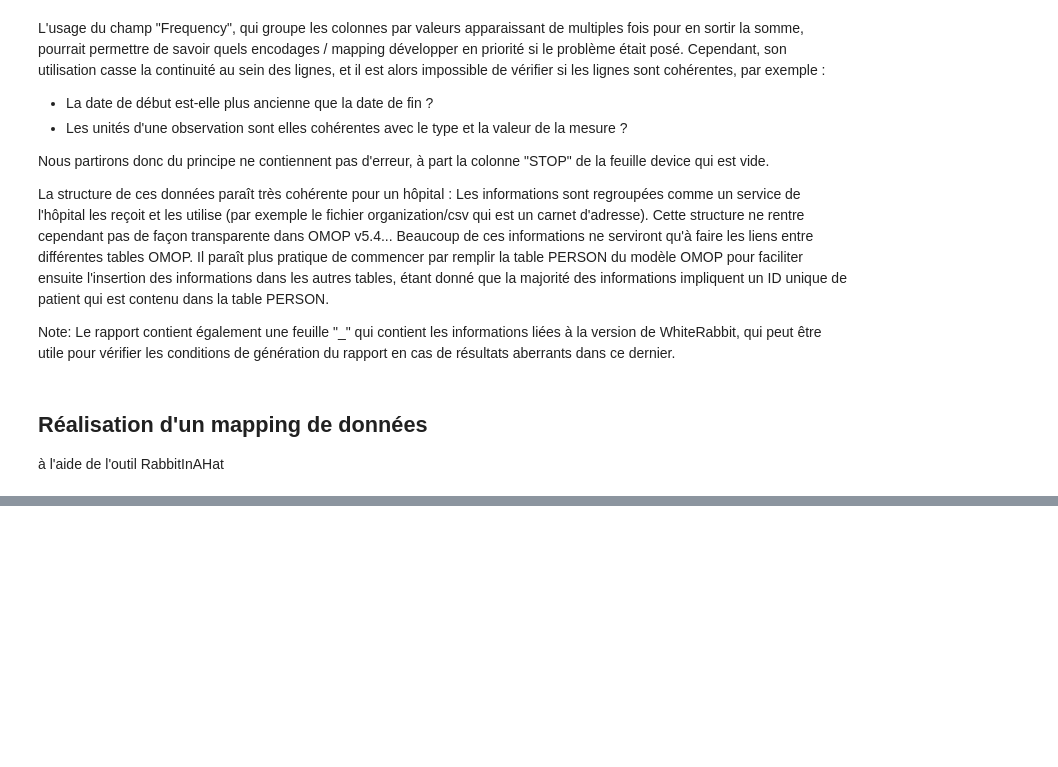
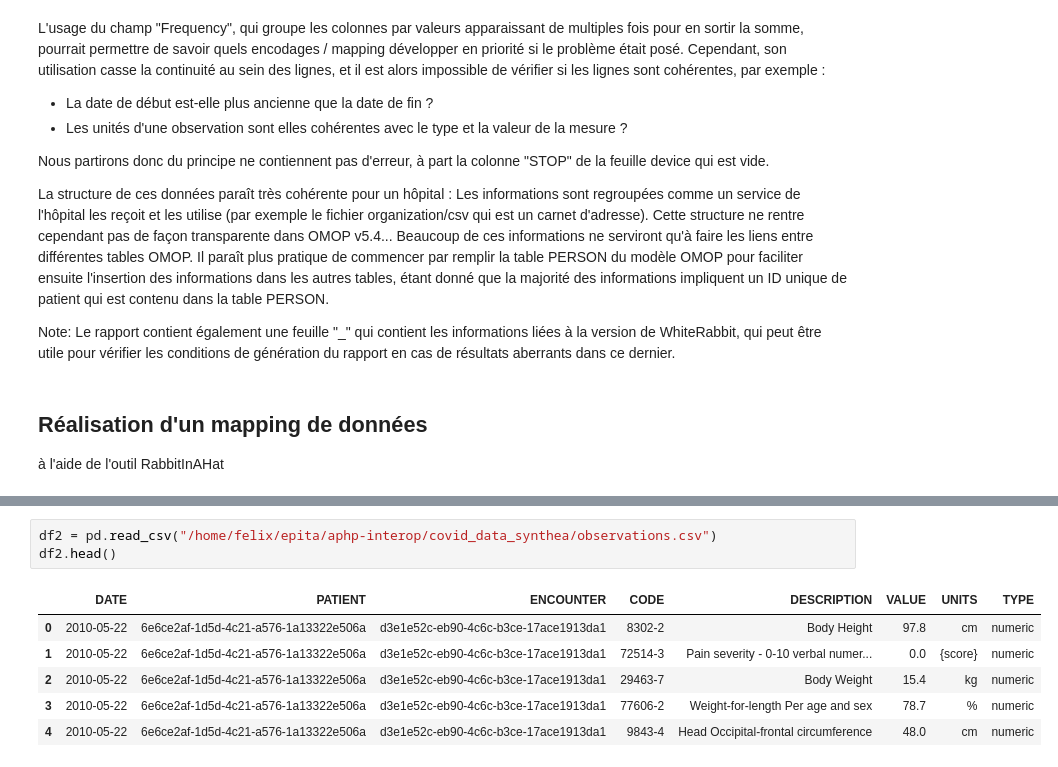
Before and after one commit to Ckdpa/aphp-interop, a Jupyter notebook: Part 1 - Data analysis and ETL.ipynb, the cells around one changed output, grey strips where cells are left out. Cells and saved outputs as stored; diff of their text form; blank space fills up the shorter version.

```diff
--- a/Part 1 - Data analysis and ETL.ipynb
+++ b/Part 1 - Data analysis and ETL.ipynb
@@ -497,0 +489,10 @@ dtype: object
+# %%
+df2 = pd.read_csv("/home/felix/epita/aphp-interop/covid_data_synthea/observations.csv")
+df2.head()
+# %% [output]
+|  | DATE | PATIENT | ENCOUNTER | CODE | DESCRIPTION | VALUE | UNITS | TYPE |
+| 0 | 2010-05-22 | 6e6ce2af-1d5d-4c21-a576-1a13322e506a | d3e1e52c-eb90-4c6c-b3ce-17ace1913da1 | 8302-2 | Body Height | 97.8 | cm | numeric |
+| 1 | 2010-05-22 | 6e6ce2af-1d5d-4c21-a576-1a13322e506a | d3e1e52c-eb90-4c6c-b3ce-17ace1913da1 | 72514-3 | Pain severity - 0-10 verbal numer... | 0.0 | {score} | numeric |
+| 2 | 2010-05-22 | 6e6ce2af-1d5d-4c21-a576-1a13322e506a | d3e1e52c-eb90-4c6c-b3ce-17ace1913da1 | 29463-7 | Body Weight | 15.4 | kg | numeric |
+| 3 | 2010-05-22 | 6e6ce2af-1d5d-4c21-a576-1a13322e506a | d3e1e52c-eb90-4c6c-b3ce-17ace1913da1 | 77606-2 | Weight-for-length Per age and sex | 78.7 | % | numeric |
+| 4 | 2010-05-22 | 6e6ce2af-1d5d-4c21-a576-1a13322e506a | d3e1e52c-eb90-4c6c-b3ce-17ace1913da1 | 9843-4 | Head Occipital-frontal circumference | 48.0 | cm | numeric |
```
Also changed, not shown: parts of 13 cells of this notebook.
